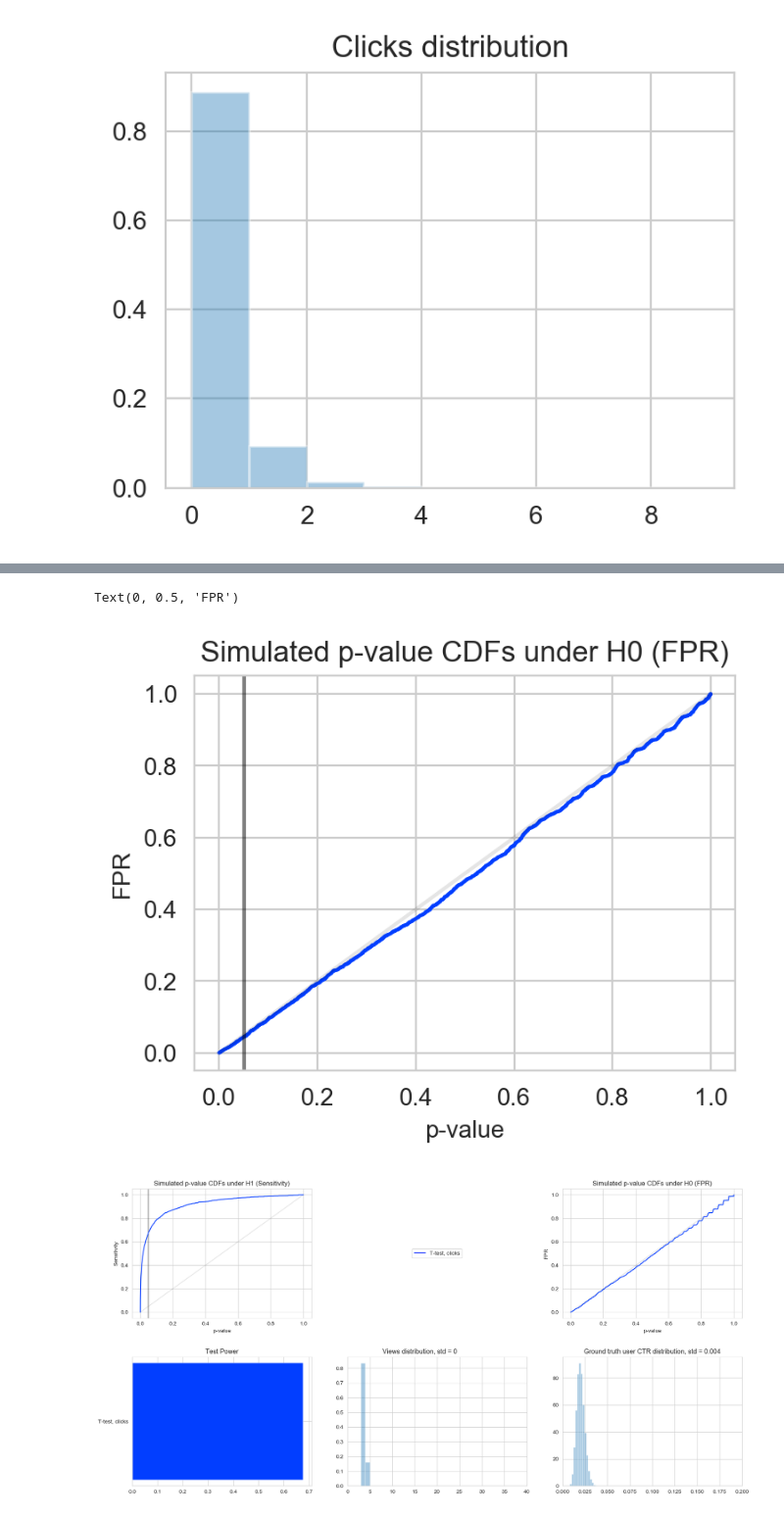
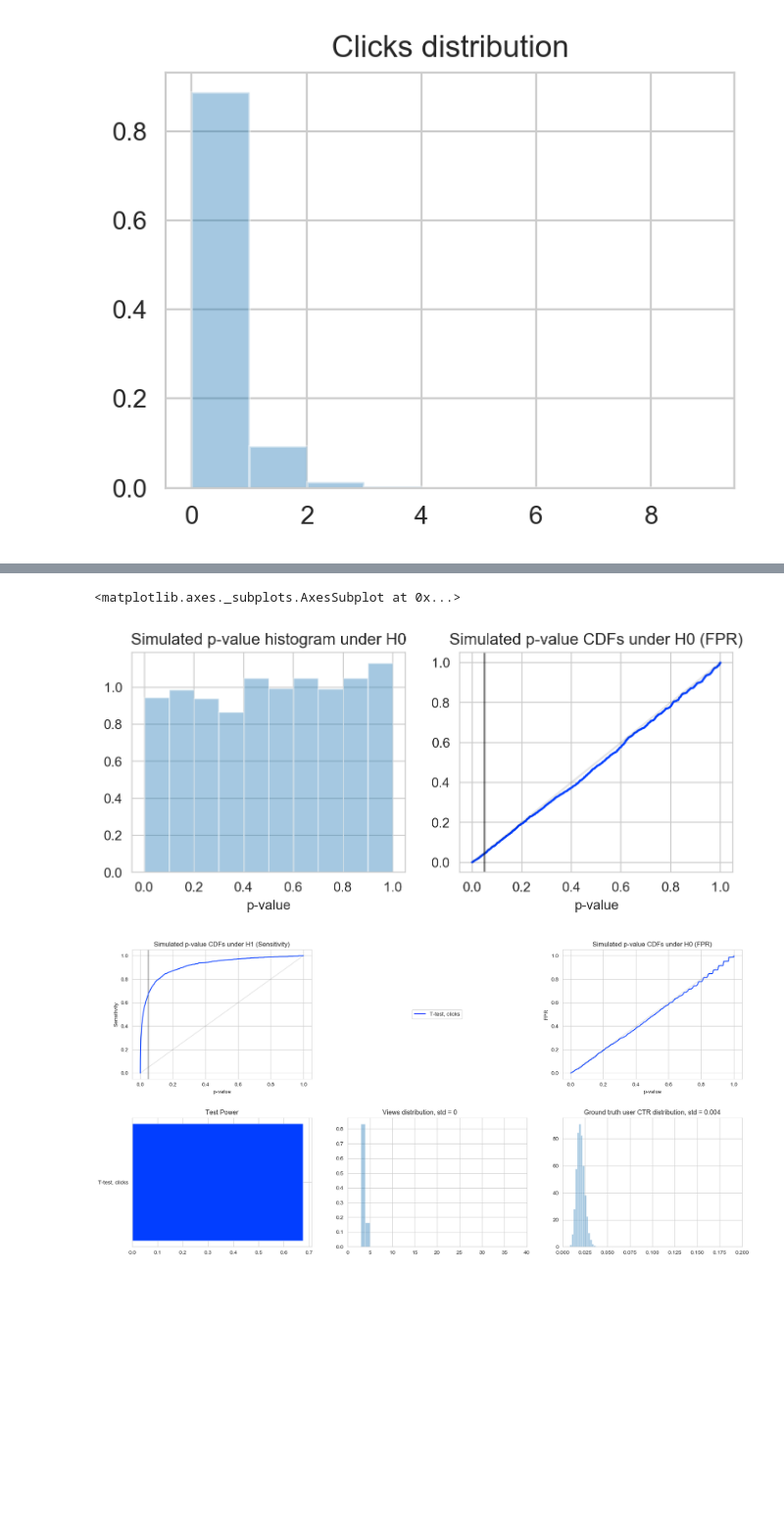
Before and after one commit to marnikitta/stattests, a Jupyter notebook: notebooks/all_experiments.ipynb, the cells around one changed output, grey strips where cells are left out. Shown at 98% size. Cells and saved outputs as stored; diff of their text form; code cells hidden in the pictures; blank space fills up the shorter version.

```diff
--- a/notebooks/all_experiments.ipynb
+++ b/notebooks/all_experiments.ipynb
@@ -101,15 +103,20 @@ Text(0.5, 0, 'p-value')
 # %%
-fig, ax = plt.subplots(figsize=figsize, dpi=dpi)
+fig, (ax1, ax2) = plt.subplots(1, 2, figsize=(figsize[0] * 2, figsize[1]), dpi=dpi)
+
 ab_data, aa_data = rpv('../data', 'mannwhitney_successes_count', N=N, NN=NN, uplift=uplift, beta=beta, success_rate=success_rate, skew=0.1)
-plot_cdf(aa_data, 'MW', ax)
-ax.plot(np.linspace(0, 1, 10000), np.linspace(0, 1, 10000), 'k', alpha=0.1)
-ax.axvline(0.05, color='k', alpha=0.5)
-ax.set_title('Simulated p-value CDFs under H0 (FPR)')
-ax.set_xlabel('p-value')
-ax.set_ylabel('FPR')
+plot_cdf(aa_data, 'MW', ax2)
+
+ax2.plot(np.linspace(0, 1, 10000), np.linspace(0, 1, 10000), 'k', alpha=0.1)
+ax2.axvline(0.05, color='k', alpha=0.5)
+ax2.set_title('Simulated p-value CDFs under H0 (FPR)')
+ax2.set_xlabel('p-value')
+
+ax1.set_title('Simulated p-value histogram under H0')
+ax1.set_xlabel('p-value')
+sns.distplot(aa_data.flatten(), ax=ax1, bins=10, kde=False, norm_hist=True)
 # %% [output]
-Text(0, 0.5, 'FPR')
+<matplotlib.axes._subplots.AxesSubplot at 0x...>
-[figure, old version]
+[figure, new version]
 # %%
 fig = plot_from_params('../data', skew_params[0], codenames=['ttest_successes_count'])
 # %% [output]
```
Also changed, not shown: parts of 12 cells of this notebook, 9 other files.
